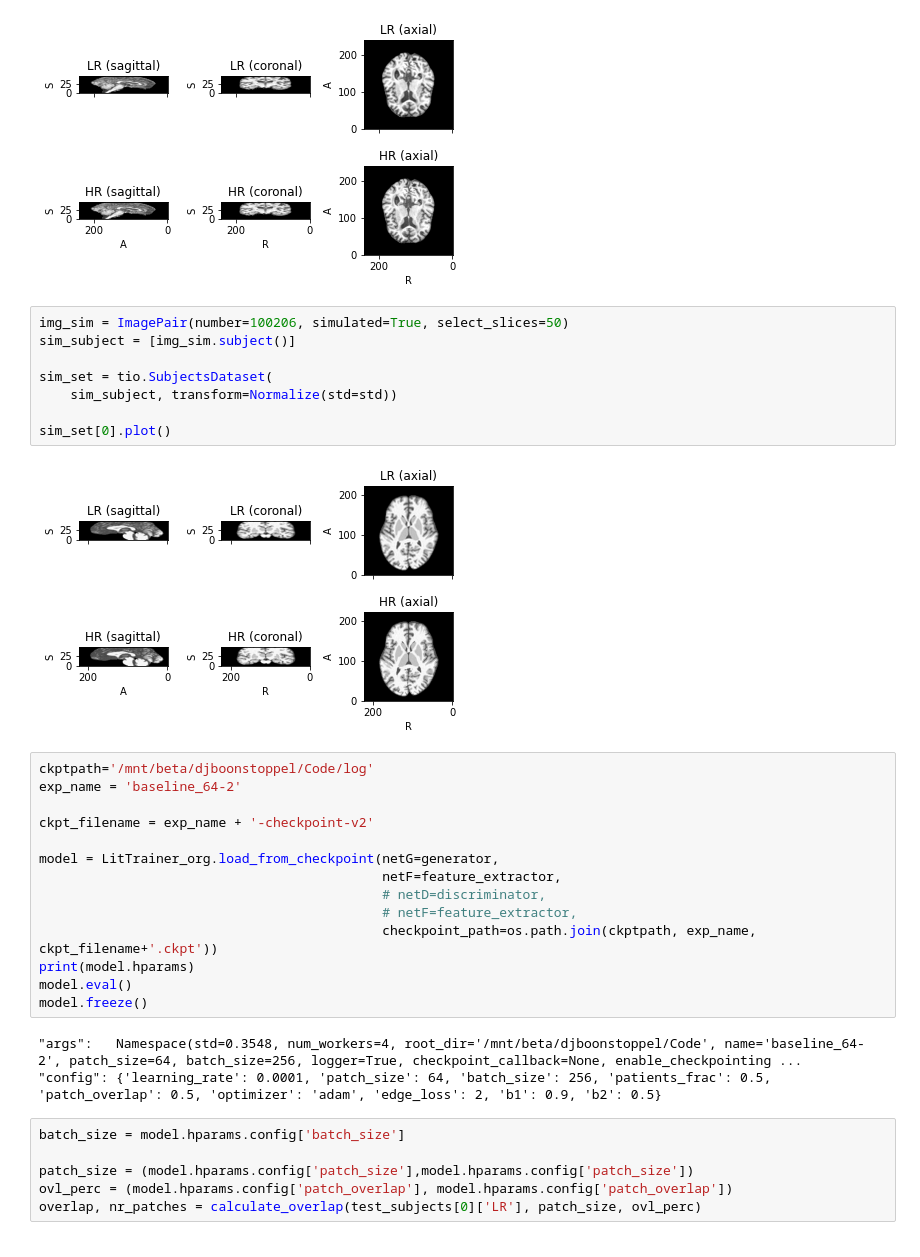
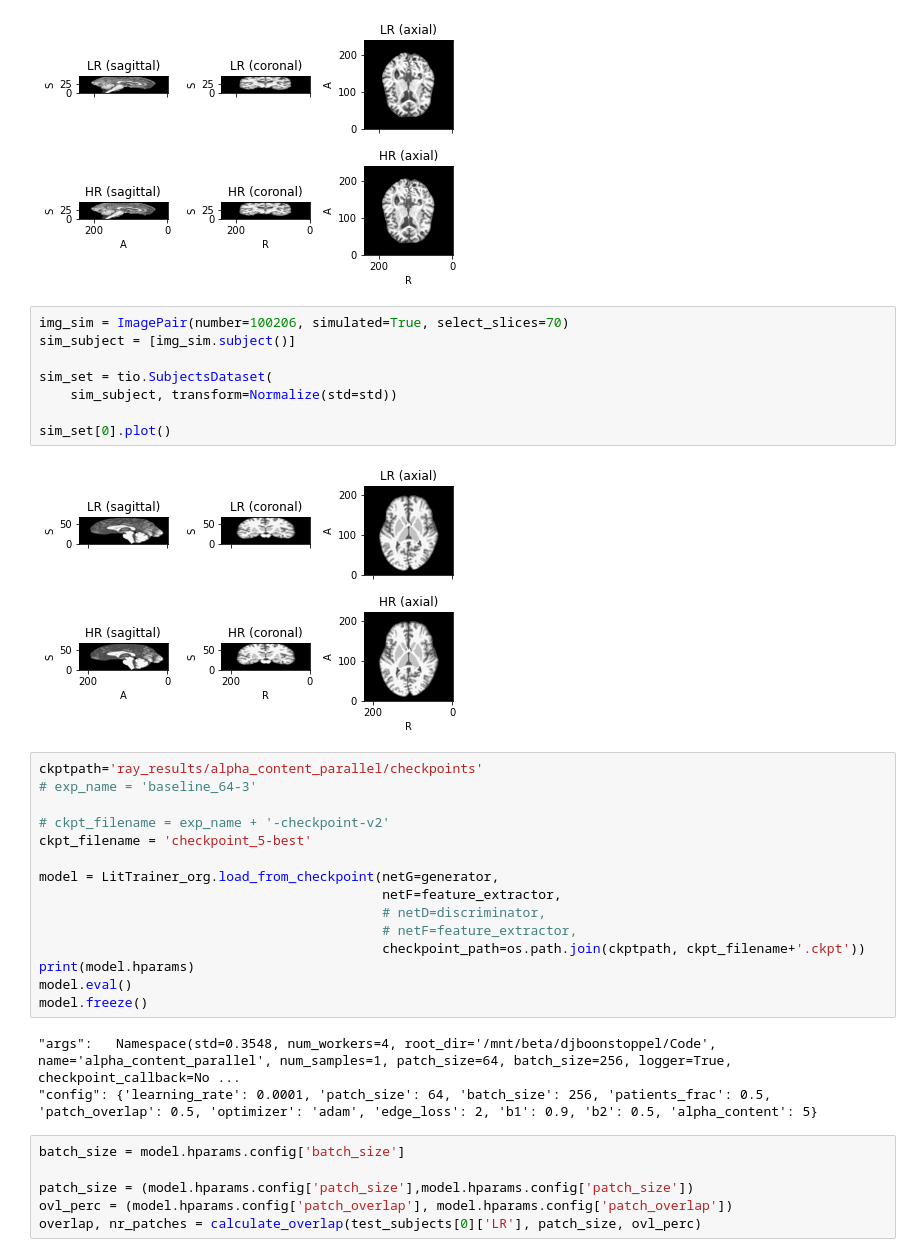
Before and after one commit to rienboonstoppel/SRGan, a Jupyter notebook: predict.ipynb, the cells around one changed output. Saved outputs shown, nothing was run; the diff lists cells and outputs as text.

```diff
--- a/predict.ipynb
+++ b/predict.ipynb
@@ -64,32 +61,33 @@ real_set[0].plot()
 # %% [output]
 [figure]
 # %%
-img_sim = ImagePair(number=100206, simulated=True, select_slices=50)
+img_sim = ImagePair(number=100206, simulated=True, select_slices=70)
 sim_subject = [img_sim.subject()]
 
 sim_set = tio.SubjectsDataset(
     sim_subject, transform=Normalize(std=std))
 
 sim_set[0].plot()
 # %% [output]
-[figure, old version]
+[figure, new version]
 # %%
-ckptpath='/mnt/beta/djboonstoppel/Code/log'
-exp_name = 'baseline_64-2'
+ckptpath='ray_results/alpha_content_parallel/checkpoints'
+# exp_name = 'baseline_64-3'
 
-ckpt_filename = exp_name + '-checkpoint-v2'
+# ckpt_filename = exp_name + '-checkpoint-v2'
+ckpt_filename = 'checkpoint_5-best'
 
 model = LitTrainer_org.load_from_checkpoint(netG=generator,
                                             netF=feature_extractor,
                                             # netD=discriminator,
                                             # netF=feature_extractor,
-                                            checkpoint_path=os.path.join(ckptpath, exp_name, ckpt_filename+'.ckpt'))
+                                            checkpoint_path=os.path.join(ckptpath, ckpt_filename+'.ckpt'))
 print(model.hparams)
 model.eval()
 model.freeze()
 # %% [output]
-"args":   Namespace(std=0.3548, num_workers=4, root_dir='/mnt/beta/djboonstoppel/Code', name='baseline_64-2', patch_size=64, batch_size=256, logger=True, checkpoint_callback=None, enable_checkpointing ...
-"config": {'learning_rate': 0.0001, 'patch_size': 64, 'batch_size': 256, 'patients_frac': 0.5, 'patch_overlap': 0.5, 'optimizer': 'adam', 'edge_loss': 2, 'b1': 0.9, 'b2': 0.5}
+"args":   Namespace(std=0.3548, num_workers=4, root_dir='/mnt/beta/djboonstoppel/Code', name='alpha_content_parallel', num_samples=1, patch_size=64, batch_size=256, logger=True, checkpoint_callback=No ...
+"config": {'learning_rate': 0.0001, 'patch_size': 64, 'batch_size': 256, 'patients_frac': 0.5, 'patch_overlap': 0.5, 'optimizer': 'adam', 'edge_loss': 2, 'b1': 0.9, 'b2': 0.5, 'alpha_content': 5}
 # %%
 batch_size = model.hparams.config['batch_size']
 
```
Also changed, not shown: parts of 8 cells of this notebook, 4 other files.
